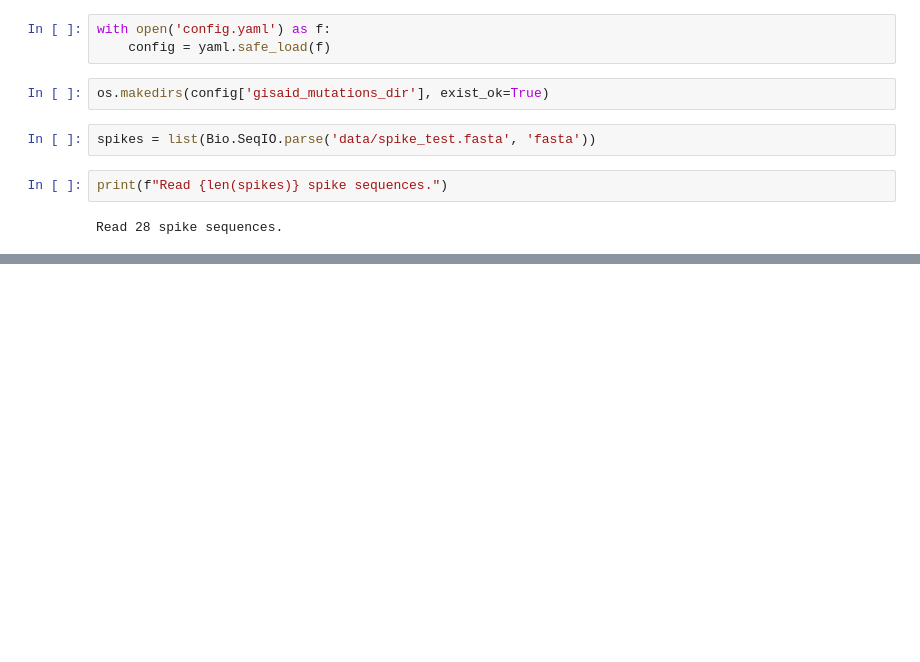
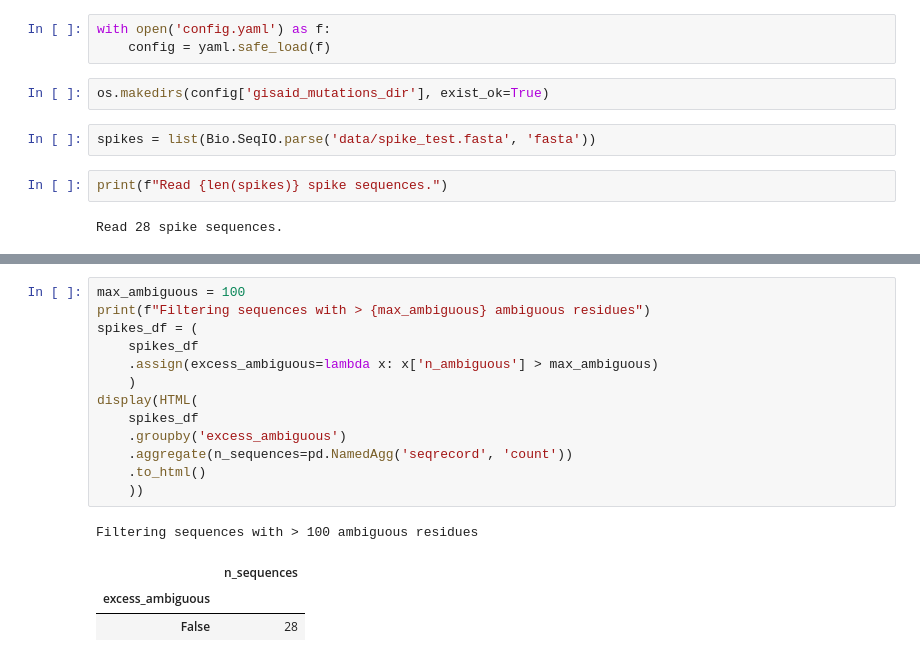
Before and after one commit to springland/SARS-CoV-2-RBD_MAP_HAARVI_sera, a Jupyter notebook: springland-test.ipynb, the cells around one changed output, grey strips where cells are left out. Saved outputs shown, nothing was run; the diff lists cells and outputs as text; blank space fills up the shorter version.

```diff
--- a/springland-test.ipynb
+++ b/springland-test.ipynb
@@ -80,0 +122,18 @@ spikes_df = spikes_df.query('host == "Human"')
+# %%
+max_ambiguous = 100
+print(f"Filtering sequences with > {max_ambiguous} ambiguous residues")
+spikes_df = (
+    spikes_df
+    .assign(excess_ambiguous=lambda x: x['n_ambiguous'] > max_ambiguous)
+    )
+display(HTML(
+    spikes_df
+    .groupby('excess_ambiguous')
+    .aggregate(n_sequences=pd.NamedAgg('seqrecord', 'count'))
+    .to_html()
+    ))
+# %% [output]
+Filtering sequences with > 100 ambiguous residues
+|  | n_sequences |
+| excess_ambiguous |  |
+| False | 28 |
```
Also changed, not shown: parts of 8 cells of this notebook.
